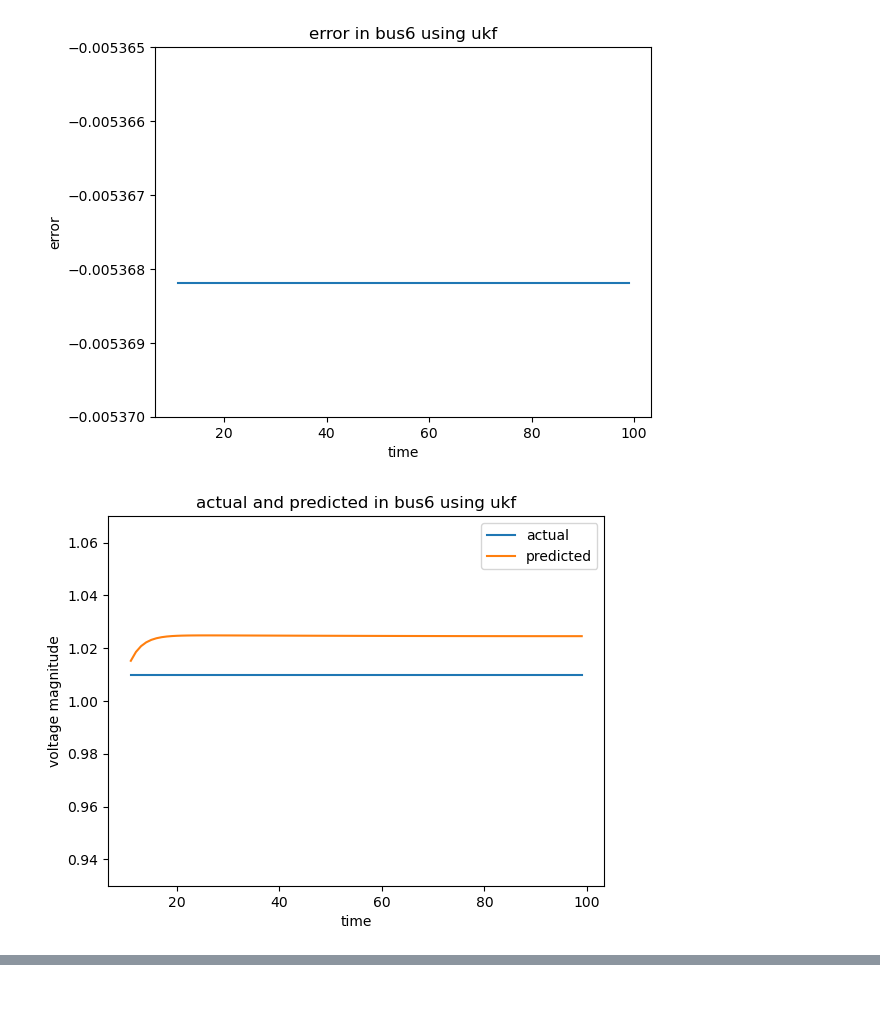
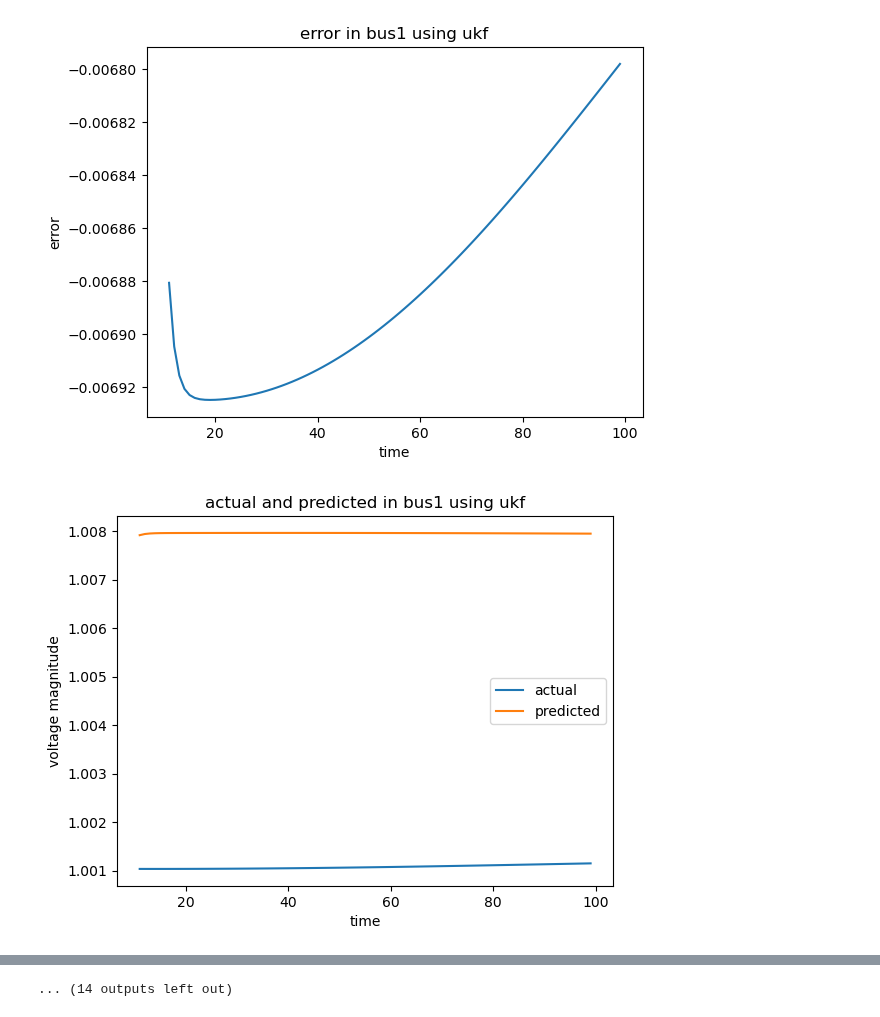
Before and after one commit to ayush-thakur/DSE_IEEE_14_bus, a Jupyter notebook: DSE_UKF_2.ipynb, the cells around one changed output, grey strips where cells are left out. Drawn from its saved outputs; the diff is of its cells as text; code cells hidden in the pictures.

```diff
--- a/DSE_UKF_2.ipynb
+++ b/DSE_UKF_2.ipynb
@@ -422,15 +422,15 @@ for i in range(13,27):
     initial_state[i]=1
 kf.x=initial_state
 
-kf.P = np.eye(dim_x) * 0.1 # initial state covariance matrix
+kf.P = np.eye(dim_x)*0.1  # initial state covariance matrix
 kf.Q = np.eye(dim_x)*1e-5 # process noise covariance matrix
 kf.R = np.diagflat(zdata[:,5])*1e-2 # measurement noise covariance matrix
-# kf.R =np.eye(dim_z)*1e-3
+kf.R =np.eye(dim_z)*1e-6
 # for i1 in range(41):
 #     y=zdata[i1,5]
 #     kf.R[i1][i1]=
 c=0
-
+c1=0
 #doing for bus wise results
 x_g=[]
 y_g=[]
@@ -460,7 +460,7 @@ for i in range (1,100):
     # print("state \n\n",kf.x[13:])
 
     c+=1
-    c1=0
+
     if(c>10):
         for i1 in range(13,27):
             if(i1==19):
@@ -489,38 +489,38 @@ for i in range (1,100):
     # ===================
 for i2 in range(14):
     # plot.plot(x_g,y_g[i2],label=f'bus {i2}')
-    if(i2!=5):
+    if(i2==6):
         continue
     plot.plot(x_g,y_error[i2],label=f"error")
     ax=plot.gca()
-    ax.set_ylim(-0.00537,-0.005365)
+    # ax.set_ylim(-0.00537,-0.005365)
     plot.title(f'error in bus{i2+1} using ukf')
     plot.xlabel('time')
     plot.ylabel('error')
     plot.show()
     plot.plot(x_g,y_actual[i2],label=f"actual")
     plot.plot(x_g,y_g[i2],label=f"predicted")
     ax=plot.gca()
-    ax.set_ylim(0.93,1.07)
+    # ax.set_ylim(0.93,1.07)
     plot.title(f'actual and predicted in bus{i2+1} using ukf')
     plot.xlabel('time')
     plot.ylabel('voltage magnitude')
     plot.legend()
     plot.show()
 # for i2 in range(14):
 #     plot.plot(x_g,y_g[i2],label=f'bus {i2}')
 # plot.plot(x_g,y_g[0],label="measured")
 # plot.plot(x_g,y_actual,label="actual")
 # plot.title('voltage of bus1 with time')
 # plot.xlabel('time')
 # plot.ylabel('voltage')
 # plot.legend(bbox_to_anchor=(1.05,1),loc='upper left', borderaxespad=0)
 # plot.show()
 # plot.title('Voltage Magnitude')
 # plot.xlabel('Bus number')
 # plot.ylabel('Magnitude (p.u.)')
 # plot.xlim(1,nbus)
 # plot.show()
 # %% [output]
-[figure, old version]
+[figure, new version]
-[figure, old version]
+[figure, new version]
@@ -526,0 +537 @@ for i2 in range(14):
+... (14 outputs left out)
```
Also changed, not shown: parts of 1 cell of this notebook, 2 other files.
